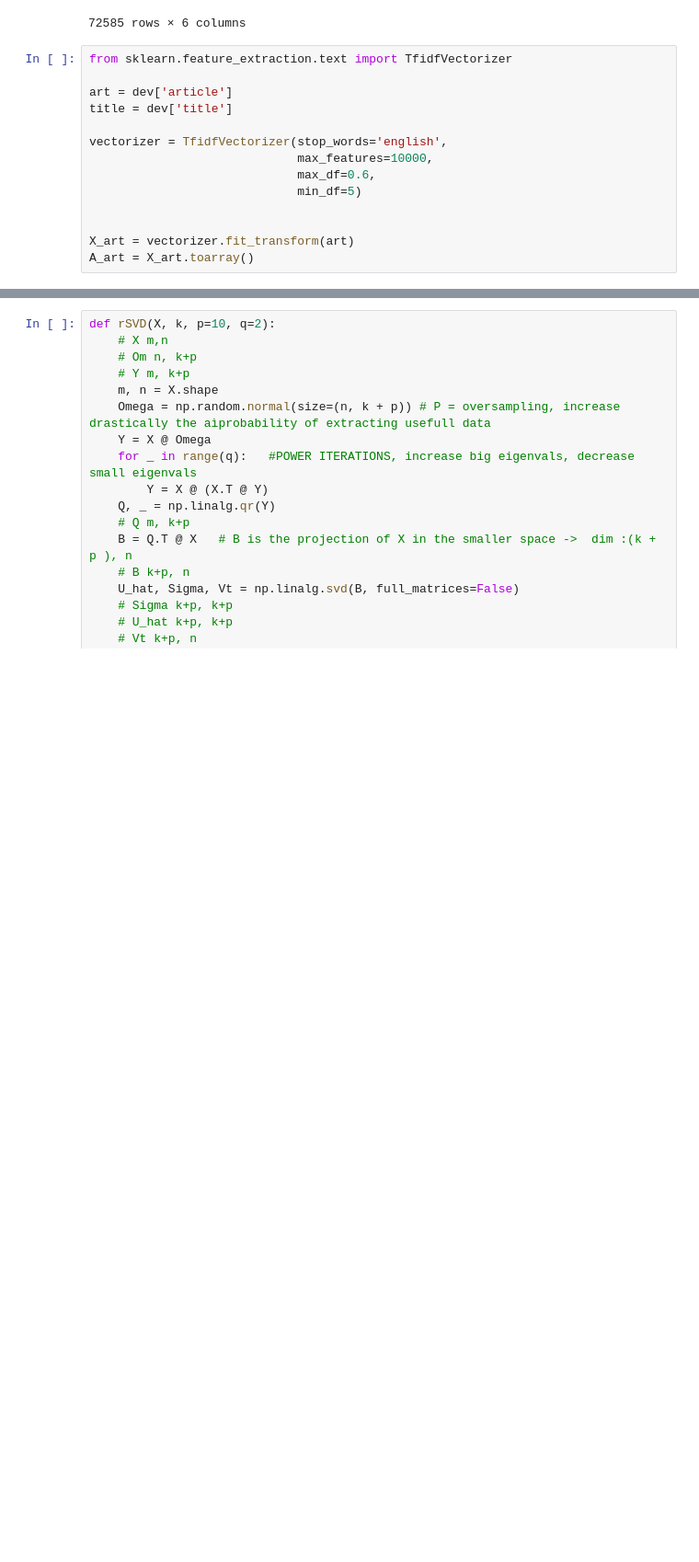
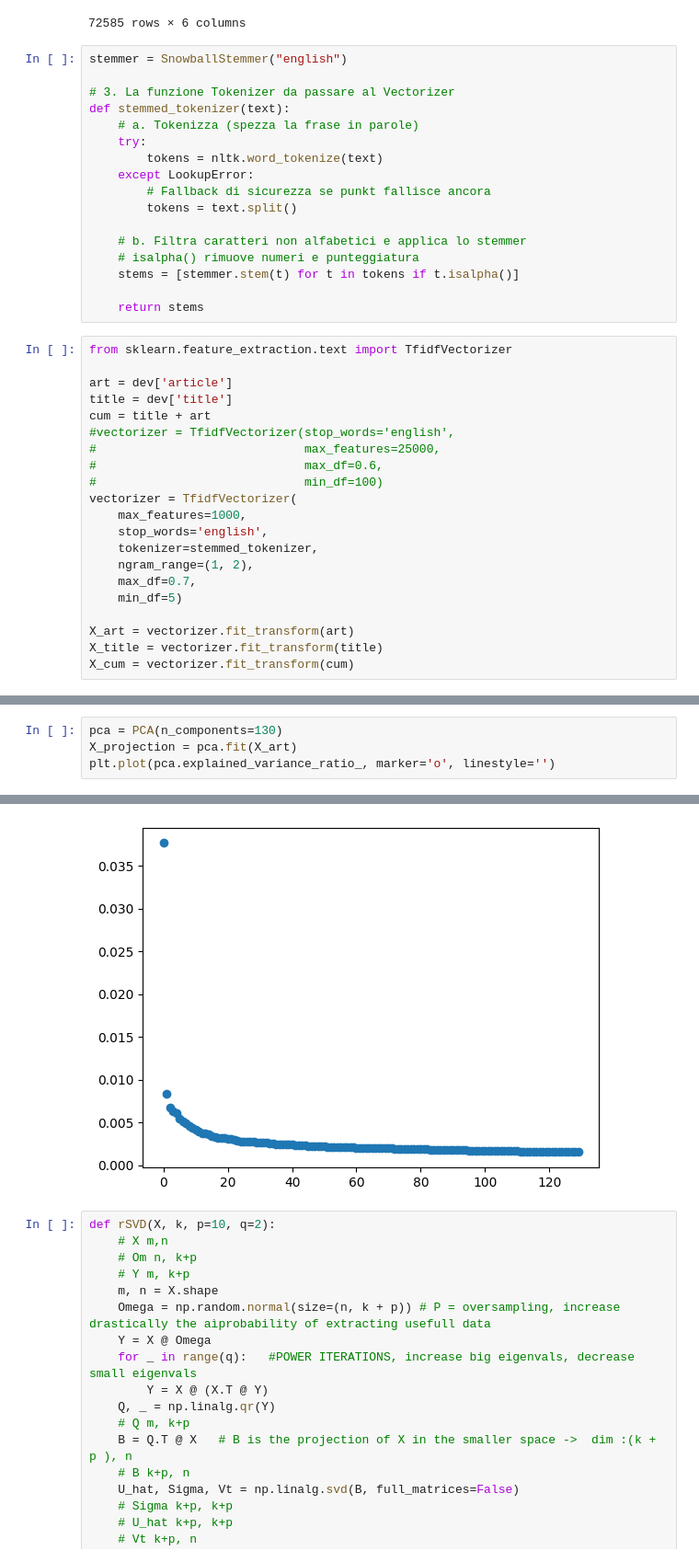
Before and after one commit to luciobaiocchi/newspaper_classificator, a Jupyter notebook: pre_pro.ipynb, the cells around one changed output, grey strips where cells are left out. Shown at 92% size. Saved outputs shown, nothing was run; the diff lists cells and outputs as text; blank space fills up the shorter version.

```diff
--- a/pre_pro.ipynb
+++ b/pre_pro.ipynb
@@ -91,17 +93,41 @@ dev
 | 79995 | Voice | Red Cross Report Alleges US Detai... | A report by the International Com... | 5 | 0000-00-00 00:00:00 | 3 |
 | 79996 | Yahoo | UN: Myanmar allows early visit by... | <p><a href="http://us.rd.yahoo.co... | 5 | 2007-10-24 17:15:44 | 0 |
 72585 rows × 6 columns
+# %%
+stemmer = SnowballStemmer("english")
+
+# 3. La funzione Tokenizer da passare al Vectorizer
+def stemmed_tokenizer(text):
+    # a. Tokenizza (spezza la frase in parole)
+    try:
+        tokens = nltk.word_tokenize(text)
+    except LookupError:
+        # Fallback di sicurezza se punkt fallisce ancora
+        tokens = text.split()
+
+    # b. Filtra caratteri non alfabetici e applica lo stemmer
+    # isalpha() rimuove numeri e punteggiatura
+    stems = [stemmer.stem(t) for t in tokens if t.isalpha()]
+
+    return stems
 # %%
 from sklearn.feature_extraction.text import TfidfVectorizer
 
 art = dev['article']
 title = dev['title']
-
-vectorizer = TfidfVectorizer(stop_words='english',
-                             max_features=10000,
-                             max_df=0.6,
-                             min_df=5)
-
+cum = title + art
+#vectorizer = TfidfVectorizer(stop_words='english',
+#                             max_features=25000,
+#                             max_df=0.6,
+#                             min_df=100)
+vectorizer = TfidfVectorizer(
+    max_features=1000,
+    stop_words='english',
+    tokenizer=stemmed_tokenizer,
+    ngram_range=(1, 2),
+    max_df=0.7,
+    min_df=5)
 
 X_art = vectorizer.fit_transform(art)
-A_art = X_art.toarray()
+X_title = vectorizer.fit_transform(title)
+X_cum = vectorizer.fit_transform(cum)
@@ -107,0 +157,5 @@ A_art = X_art.toarray()
+# %%
+pca = PCA(n_components=130)
+X_projection = pca.fit(X_art)
+plt.plot(pca.explained_variance_ratio_, marker='o', linestyle='')
+# %% [output]
@@ -108,3 +163,4 @@ A_art = X_art.toarray()
+[figure, added]
 # %%
 def rSVD(X, k, p=10, q=2):
     # X m,n
```
Also changed, not shown: parts of 10 cells of this notebook.
